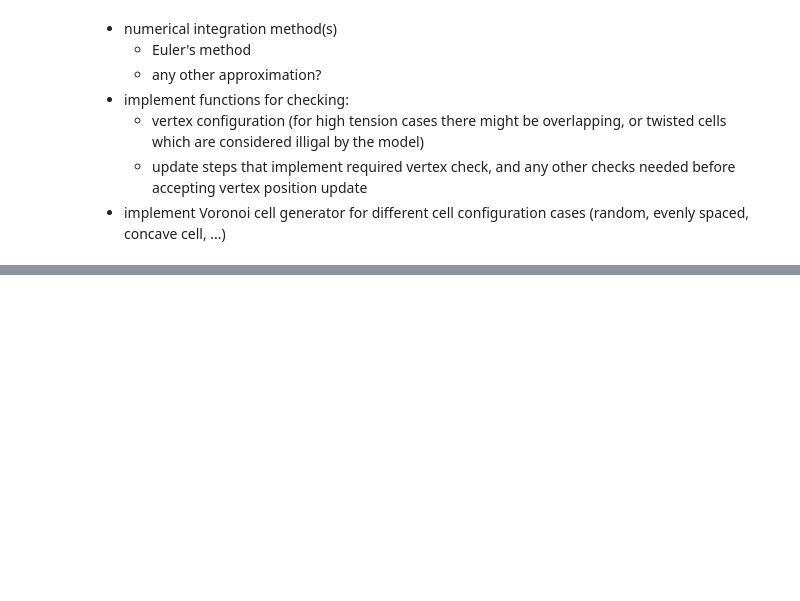
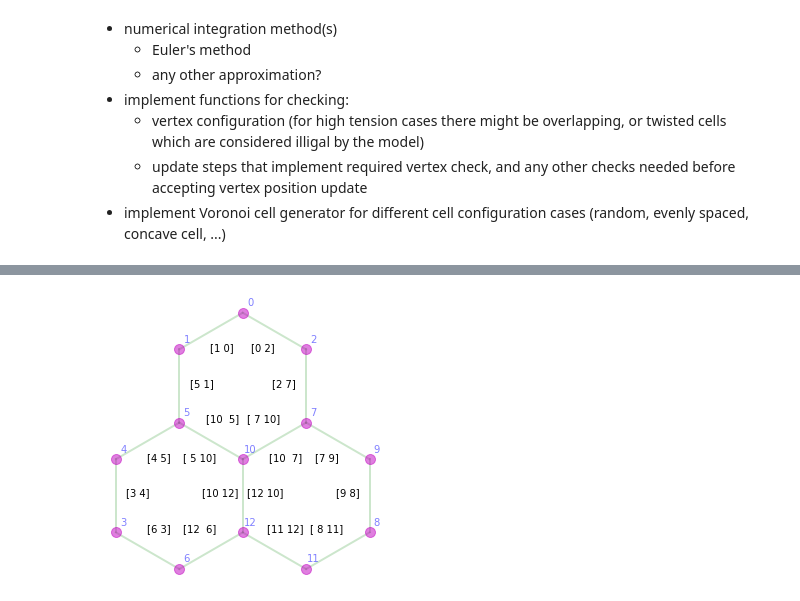
Before and after one commit to mshagirov/vertex_simulation, a Jupyter notebook: nbs/01_simulation.ipynb, the cells around one changed output, grey strips where cells are left out. Cells and saved outputs as stored; diff of their text form; code cells hidden in the pictures; blank space fills up the shorter version.

```diff
--- a/nbs/01_simulation.ipynb
+++ b/nbs/01_simulation.ipynb
@@ -28,0 +82,30 @@ import torch, numpy as np, matplotlib.pylab as plt
+# %%
+#hide
+
+edge_list,cells = VoronoiRegions2Edges(vrn.regions)
+
+verts = Vertex(vrn.vertices)
+edges = torch.tensor(edge_list)
+
+plt.figure(figsize=[5,5])
+plot_graph(verts.x,edges)
+
+# vertex indices
+for k,v in enumerate(vrn.vertices):
+    plt.text(v[0]+.1,v[1]+.1,f"{k}",c='b',ha='center',alpha=.5)
+
+# cell edges
+for c in cells:
+    cell_edges = edges[np.abs(cells[c])-1,:] # edge indices (without direction)
+    if np.any(np.sign(cells[c])<0):
+        # reverse vertex order for negative edges
+        tmp = cell_edges[np.sign(cells[c])<0,:].clone()
+        cell_edges[np.sign(cells[c])<0,0]=tmp[:,1]
+        cell_edges[np.sign(cells[c])<0,1]=tmp[:,0]
+    cell_xy = torch.mean(verts.x[cell_edges[:,0],:],0)
+    for e in cell_edges:
+        e_xy = torch.mean(verts.x[e,:],0)*.65+cell_xy*.35
+        plt.text(e_xy[0],e_xy[1],f"{e.numpy()}",ha='center')
+plt.show()
+# %% [output]
+[figure, added]
```
Also changed, not shown: parts of 12 cells of this notebook, 4 other files.
